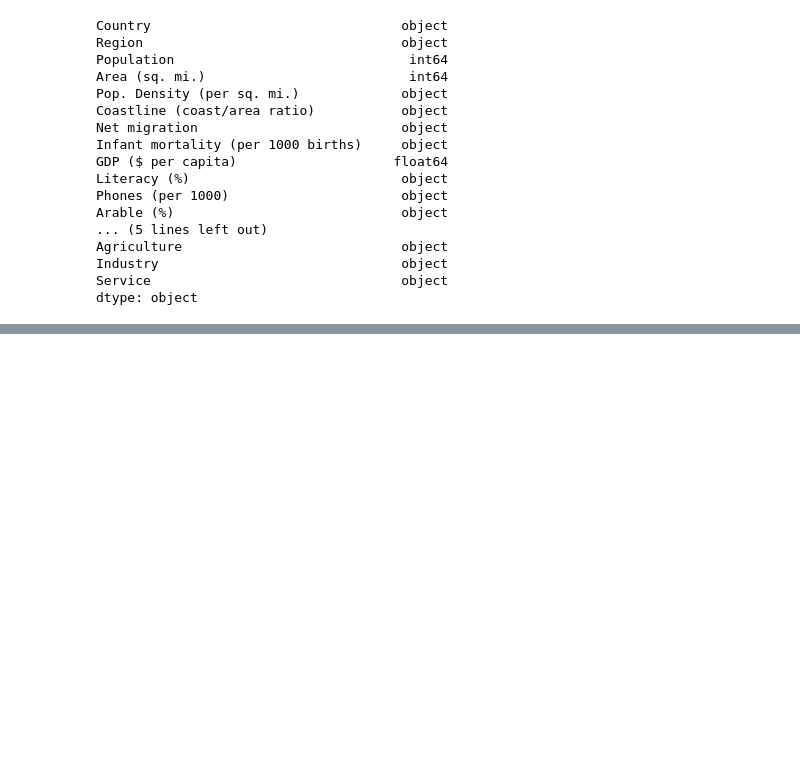
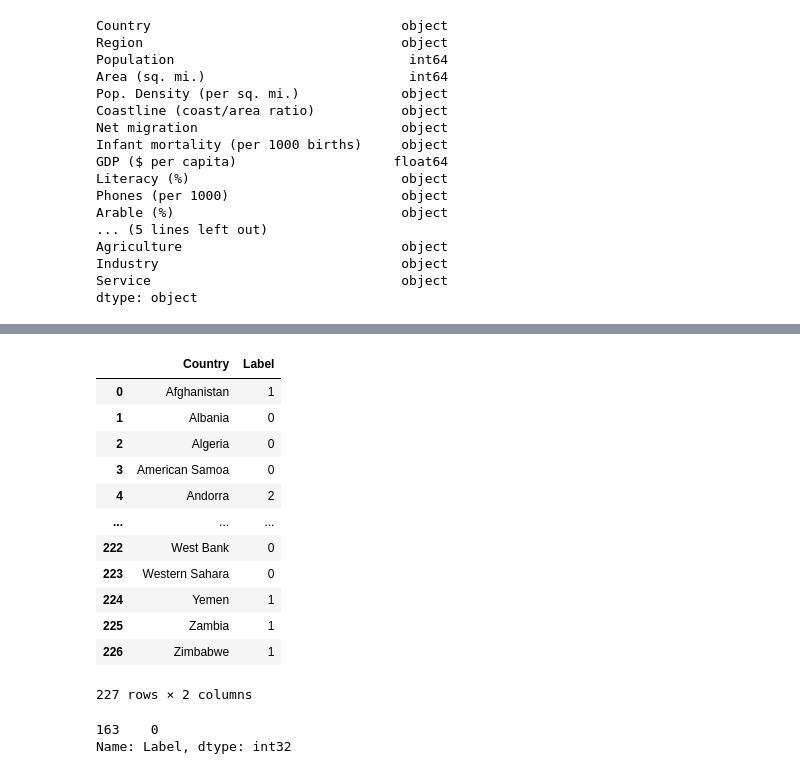
Before and after one commit to UEPP40/PUM, a Jupyter notebook: Uczenie_nienadzorowane.ipynb, the cells around one changed output, grey strips where cells are left out. Saved outputs shown, nothing was run; the diff lists cells and outputs as text; code cells hidden in the pictures; blank space fills up the shorter version.

```diff
--- a/Uczenie_nienadzorowane.ipynb
+++ b/Uczenie_nienadzorowane.ipynb
@@ -7,3 +8,4 @@ from sklearn.preprocessing import LabelEncoder
 # %%
 df = pd.read_csv('countries of the world.csv')
 df.head()
+countries = df["Country"]
@@ -55,0 +66,25 @@ kmeans = KMeans(n_clusters=3, random_state=0, n_init="auto").fit(df)
+# %%
+new_df = pd.DataFrame()
+new_df["Country"] = countries
+new_df["Label"] = kmeans.labels_
+# %%
+new_df
+# %% [output]
+|  | Country | Label |
+| 0 | Afghanistan | 1 |
+| 1 | Albania | 0 |
+| 2 | Algeria | 0 |
+| 3 | American Samoa | 0 |
+| 4 | Andorra | 2 |
+| ... | ... | ... |
+| 222 | West Bank | 0 |
+| 223 | Western Sahara | 0 |
+| 224 | Yemen | 1 |
+| 225 | Zambia | 1 |
+| 226 | Zimbabwe | 1 |
+227 rows × 2 columns
+# %%
+new_df.loc[new_df["Country"] == "Poland "]["Label"]
+# %% [output]
+163    0
+Name: Label, dtype: int32
```
Also changed, not shown: parts of 8 cells of this notebook.
